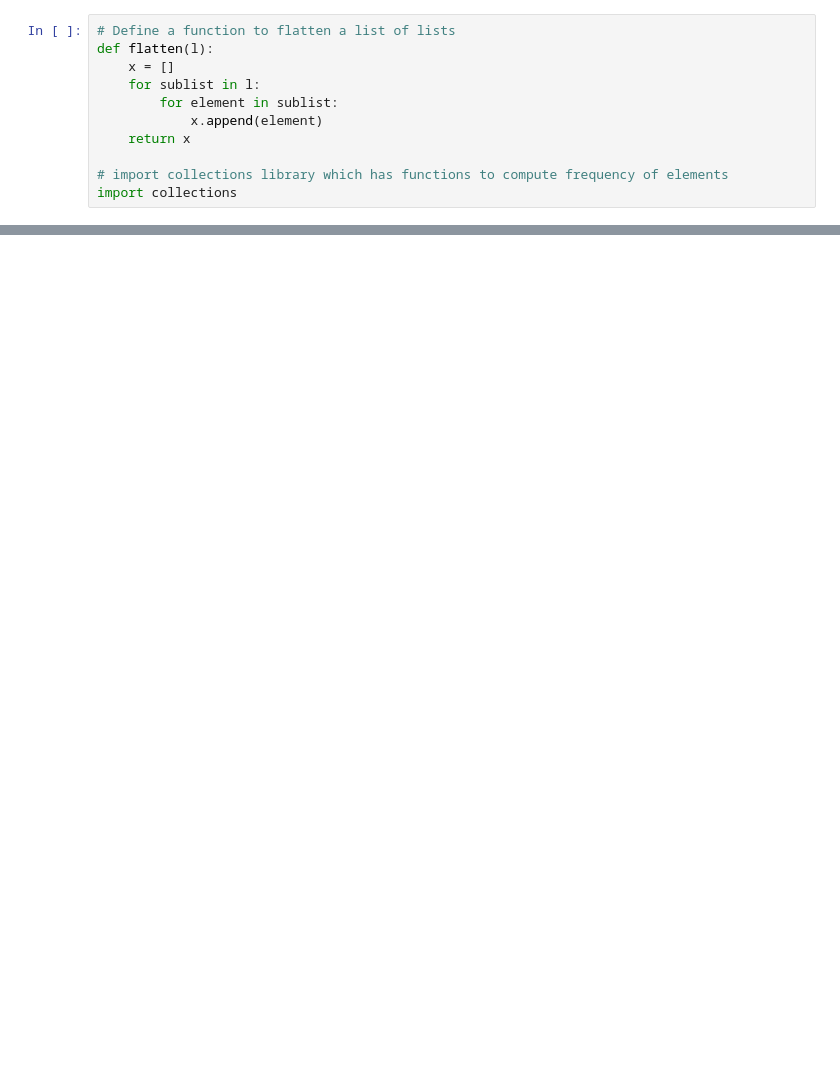
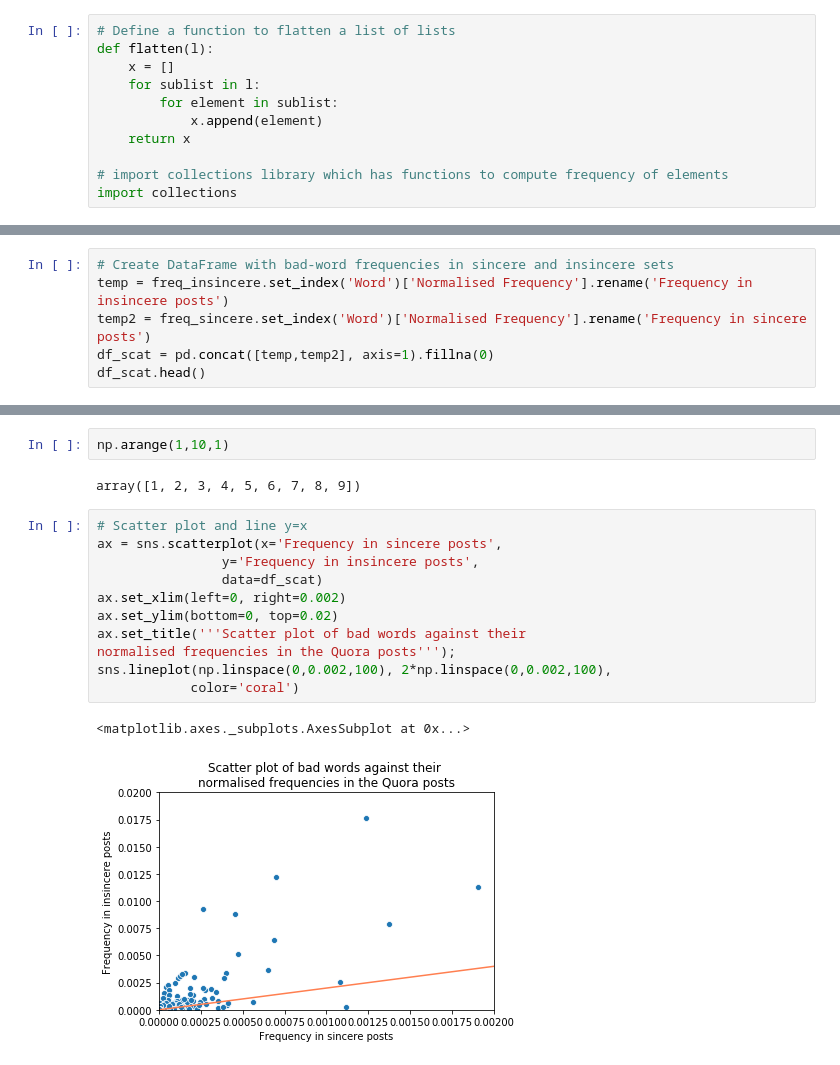
Before and after one commit to ThomasMBury/kaggle_quora, a Jupyter notebook: profanity_investigation.ipynb, the cells around one changed output, grey strips where cells are left out. Cells and saved outputs as stored; diff of their text form; blank space fills up the shorter version.

```diff
--- a/profanity_investigation.ipynb
+++ b/profanity_investigation.ipynb
@@ -162,0 +235,6 @@ sns.barplot(x='Word',
+# %%
+# Create DataFrame with bad-word frequencies in sincere and insincere sets
+temp = freq_insincere.set_index('Word')['Normalised Frequency'].rename('Frequency in insincere posts')
+temp2 = freq_sincere.set_index('Word')['Normalised Frequency'].rename('Frequency in sincere posts')
+df_scat = pd.concat([temp,temp2], axis=1).fillna(0)
+df_scat.head()
@@ -162,0 +248,18 @@ sns.barplot(x='Word',
+# %%
+np.arange(1,10,1)
+# %% [output]
+array([1, 2, 3, 4, 5, 6, 7, 8, 9])
+# %%
+# Scatter plot and line y=x
+ax = sns.scatterplot(x='Frequency in sincere posts',
+                y='Frequency in insincere posts',
+                data=df_scat)
+ax.set_xlim(left=0, right=0.002)
+ax.set_ylim(bottom=0, top=0.02)
+ax.set_title('''Scatter plot of bad words against their
+normalised frequencies in the Quora posts''');
+sns.lineplot(np.linspace(0,0.002,100), 2*np.linspace(0,0.002,100),
+            color='coral')
+# %% [output]
+<matplotlib.axes._subplots.AxesSubplot at 0x...>
+[figure, added]
```
Also changed, not shown: parts of 38 cells of this notebook.
